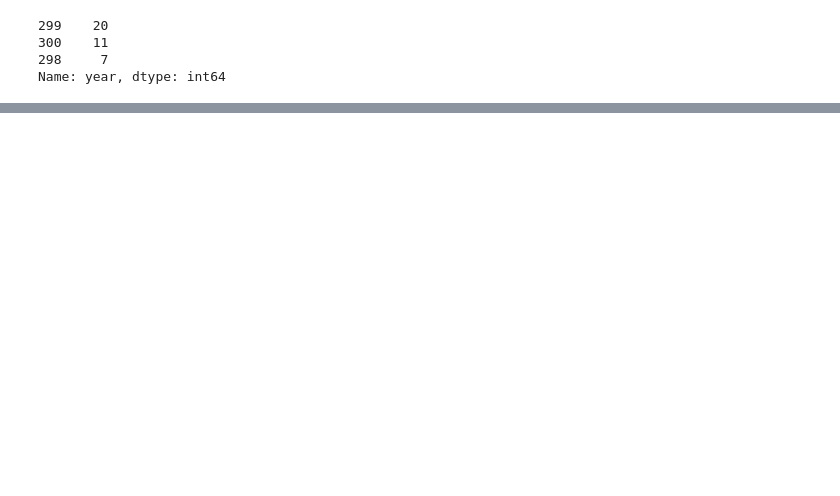
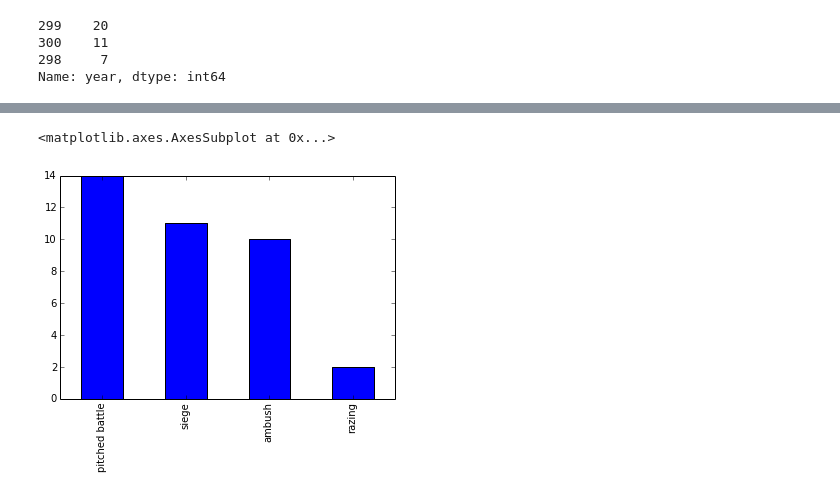
Before and after one commit to Rohan0401/KaggleTitanic, a Jupyter notebook: GoT/GoT.ipynb, the cells around one changed output, grey strips where cells are left out. Saved outputs shown, nothing was run; the diff lists cells and outputs as text; code cells hidden in the pictures; blank space fills up the shorter version.

```diff
--- a/GoT/GoT.ipynb
+++ b/GoT/GoT.ipynb
@@ -44,0 +58,6 @@ Name: year, dtype: int64
+# %%
+#Types of battles
+got_df['battle_type'].value_counts().plot(kind = 'bar')
+# %% [output]
+<matplotlib.axes.AxesSubplot at 0x...>
+[figure, added]
```
Also changed, not shown: parts of 7 cells of this notebook.
